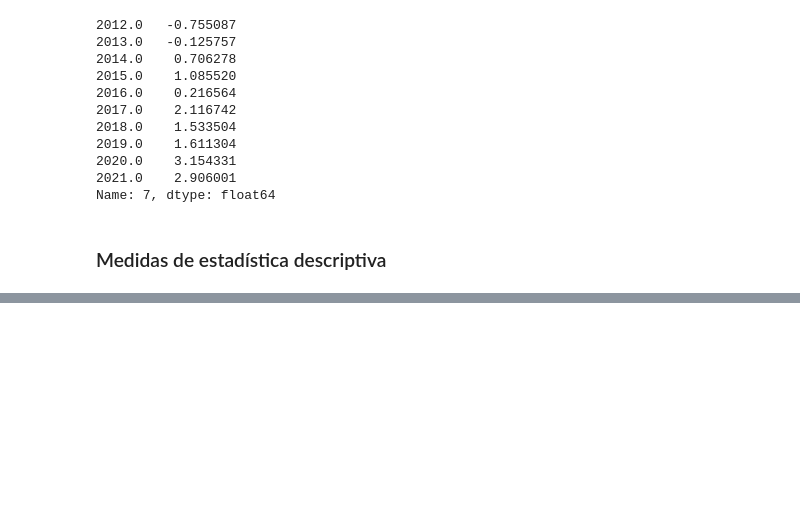
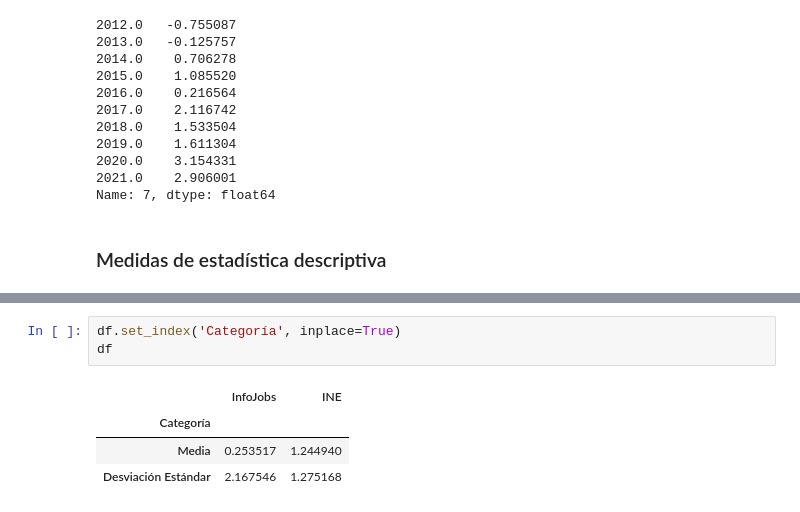
Before and after one commit to adrianbenitezrueda/first-project-data, a Jupyter notebook: main_josemi.ipynb, the cells around one changed output, grey strips where cells are left out. Cells and saved outputs as stored; diff of their text form; blank space fills up the shorter version.

```diff
--- a/main_josemi.ipynb
+++ b/main_josemi.ipynb
@@ -334,0 +352,8 @@ La desviación estándar de las tasas de crecimiento anual es: 1.275167721738700
+# %%
+df.set_index('Categoría', inplace=True)
+df
+# %% [output]
+|  | InfoJobs | INE |
+| Categoría |  |  |
+| Media | 0.253517 | 1.244940 |
+| Desviación Estándar | 2.167546 | 1.275168 |
```
Also changed, not shown: parts of 11 cells of this notebook.
